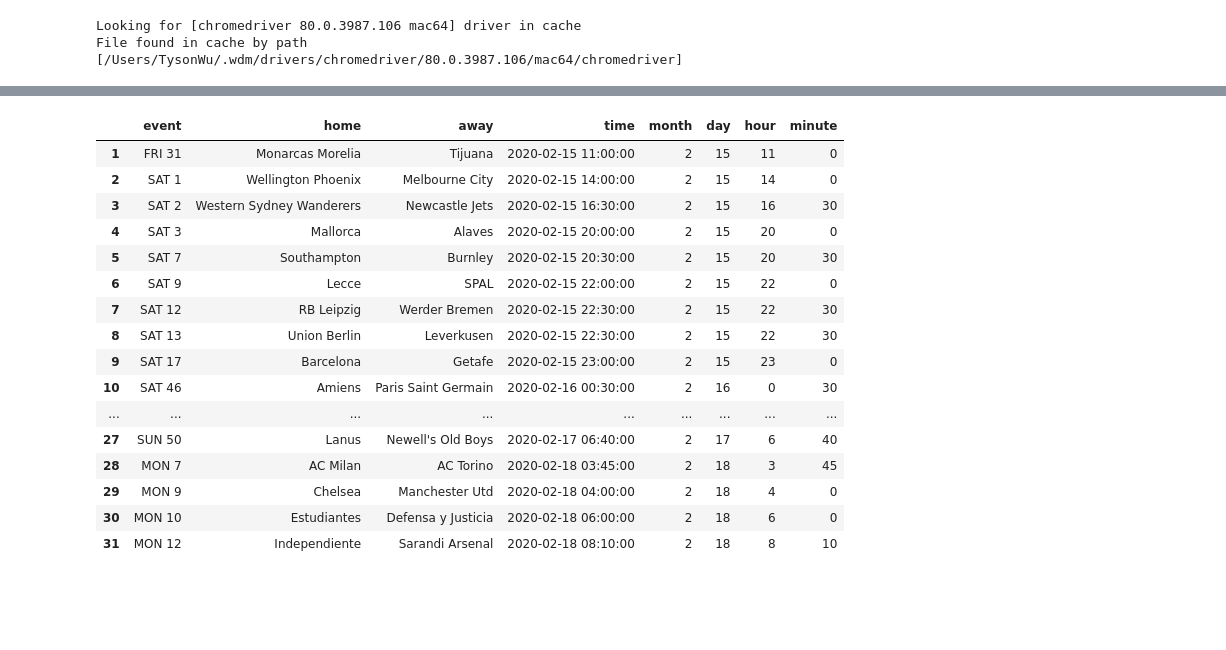
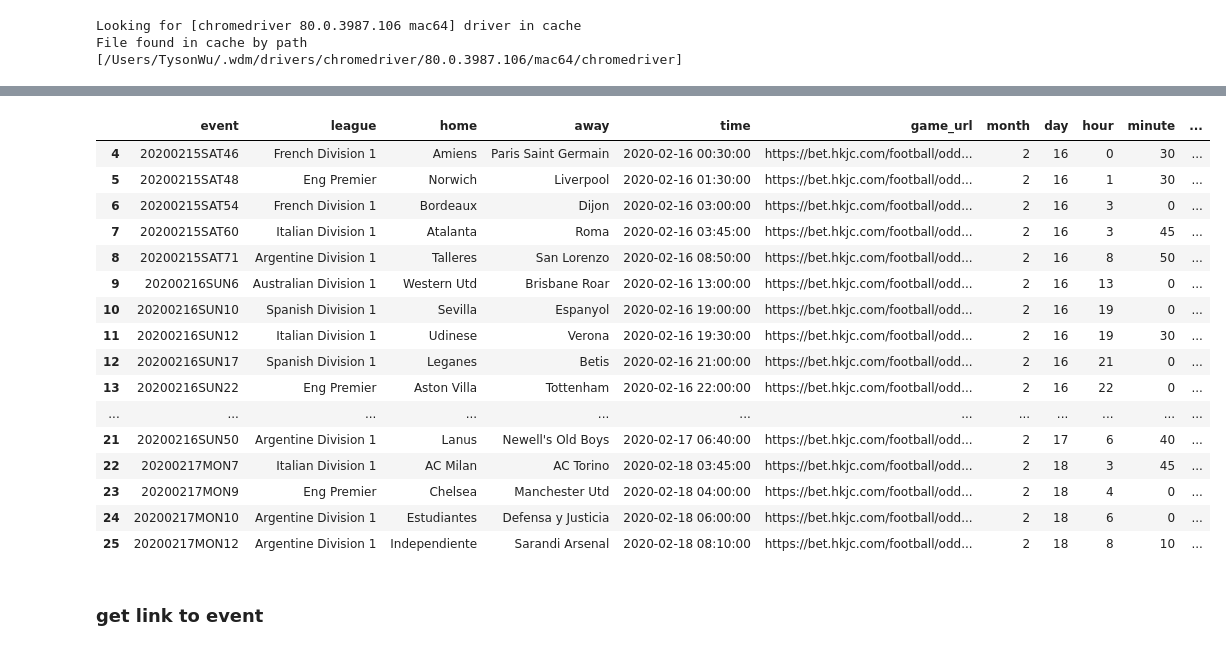
Before and after one commit to tysonwu/odds-crawl-app, a Jupyter notebook: development/data_collection/scheduling.ipynb, the cells around one changed output, grey strips where cells are left out. Saved outputs shown, nothing was run; the diff lists cells and outputs as text; code cells hidden in the pictures; blank space fills up the shorter version.

Commit message:
app styling, game schedule crawling

```diff
--- a/development/data_collection/scheduling.ipynb
+++ b/development/data_collection/scheduling.ipynb
@@ -23,41 +43,52 @@ File found in cache by path [/Users/TysonWu/.wdm/drivers/chromedriver/80.0.3987.
 # %%
-event = [link.text.strip() for link in soup.find_all("div", "cday alloddsLink")]
+event = [link.get("id")[2:] for link in soup.find_all("span", "nolnk span_vs")]
+league = [link.img.get("title") for link in soup.find_all("div","cflag")][1:]
 home = [link.text.strip() for link in soup.find_all("span", "teamname")][::2]
 away = [link.text.strip() for link in soup.find_all("span", "teamname")][1::2]
-time = [re.sub('Expected In Play start selling time: ', '' ,link.text.strip())
-        for link in soup.find_all("div", "cesst")][1:]
+time = [link.text.strip() for link in soup.find_all("div", "cesst")][1:]
+codes = [y.get("id")[3:] for y in [x.span for x in soup.find_all("div", "cesst")] if y is not None]
+game_url = ['https://bet.hkjc.com/football/odds/odds_inplay_all.aspx?lang=EN&tmatchid='+code for code in codes]
 
 games = pd.DataFrame({'event': event,
+                      'league': league,
                       'home': home,
                       'away': away,
-                      'time': time})
-games = games.iloc[1:,]
-current_year = str(datetime.now().year)
+                      'time': time,
+                      'game_url': game_url})
+# select only non-start games
+games = games[games['time'].str.contains("Expected In Play start selling time")]
+games['time'] = games['time'].apply(
+    lambda x: re.sub('Expected In Play start selling time: ', '', x))
+
 games['time'] = games.time.apply(lambda x: datetime.strptime(
-    current_year+'/'+x, '%Y/%d/%m %H:%M'))
-games['month'] = games['time'].apply(lambda x: x.month)
-games['day'] = games['time'].apply(lambda x: x.day)
-games['hour'] = games['time'].apply(lambda x: x.hour)
-games['minute'] = games['time'].apply(lambda x: x.minute)
-# games['crontab_time'] = ' '.join(games.minute, games.hour, games.day, games.month)
+current_year+'/'+x, '%Y/%d/%m %H:%M'))
+games['month'] = games['time'].apply(lambda x: str(x.month))
+games['day'] = games['time'].apply(lambda x: str(x.day))
+games['hour'] = games['time'].apply(lambda x: str(x.hour))
+games['minute'] = games['time'].apply(lambda x: str(x.minute))
+games['crontab_cmd'] = games['minute']+' '+games['hour']+' '+games['day']+' '+games['month']+' * /opt/anaconda3/bin/python '+'/Users/TysonWu/dev/odds-crawl-app/odds-crawl-app/development/data_collection/crawler.py'
+# games['crontab_cmd'] = games[]
+# games['crontab_cmd']
 games
 # %% [output]
-|  | event | home | away | time | month | day | hour | minute |
-| 1 | FRI 31 | Monarcas Morelia | Tijuana | 2020-02-15 11:00:00 | 2 | 15 | 11 | 0 |
-| 2 | SAT 1 | Wellington Phoenix | Melbourne City | 2020-02-15 14:00:00 | 2 | 15 | 14 | 0 |
-| 3 | SAT 2 | Western Sydney Wanderers | Newcastle Jets | 2020-02-15 16:30:00 | 2 | 15 | 16 | 30 |
-| 4 | SAT 3 | Mallorca | Alaves | 2020-02-15 20:00:00 | 2 | 15 | 20 | 0 |
-| 5 | SAT 7 | Southampton | Burnley | 2020-02-15 20:30:00 | 2 | 15 | 20 | 30 |
-| 6 | SAT 9 | Lecce | SPAL | 2020-02-15 22:00:00 | 2 | 15 | 22 | 0 |
-| 7 | SAT 12 | RB Leipzig | Werder Bremen | 2020-02-15 22:30:00 | 2 | 15 | 22 | 30 |
-| 8 | SAT 13 | Union Berlin | Leverkusen | 2020-02-15 22:30:00 | 2 | 15 | 22 | 30 |
-| 9 | SAT 17 | Barcelona | Getafe | 2020-02-15 23:00:00 | 2 | 15 | 23 | 0 |
-| 10 | SAT 46 | Amiens | Paris Saint Germain | 2020-02-16 00:30:00 | 2 | 16 | 0 | 30 |
-| ... | ... | ... | ... | ... | ... | ... | ... | ... |
-| 27 | SUN 50 | Lanus | Newell's Old Boys | 2020-02-17 06:40:00 | 2 | 17 | 6 | 40 |
-| 28 | MON 7 | AC Milan | AC Torino | 2020-02-18 03:45:00 | 2 | 18 | 3 | 45 |
-| 29 | MON 9 | Chelsea | Manchester Utd | 2020-02-18 04:00:00 | 2 | 18 | 4 | 0 |
-| 30 | MON 10 | Estudiantes | Defensa y Justicia | 2020-02-18 06:00:00 | 2 | 18 | 6 | 0 |
-| 31 | MON 12 | Independiente | Sarandi Arsenal | 2020-02-18 08:10:00 | 2 | 18 | 8 | 10 |
+|  | event | league | home | away | time | game_url | month | day | hour | minute | ... |
+| 4 | 20200215SAT46 | French Division 1 | Amiens | Paris Saint Germain | 2020-02-16 00:30:00 | https://bet.hkjc.com/football/odd... | 2 | 16 | 0 | 30 | ... |
+| 5 | 20200215SAT48 | Eng Premier | Norwich | Liverpool | 2020-02-16 01:30:00 | https://bet.hkjc.com/football/odd... | 2 | 16 | 1 | 30 | ... |
+| 6 | 20200215SAT54 | French Division 1 | Bordeaux | Dijon | 2020-02-16 03:00:00 | https://bet.hkjc.com/football/odd... | 2 | 16 | 3 | 0 | ... |
+| 7 | 20200215SAT60 | Italian Division 1 | Atalanta | Roma | 2020-02-16 03:45:00 | https://bet.hkjc.com/football/odd... | 2 | 16 | 3 | 45 | ... |
+| 8 | 20200215SAT71 | Argentine Division 1 | Talleres | San Lorenzo | 2020-02-16 08:50:00 | https://bet.hkjc.com/football/odd... | 2 | 16 | 8 | 50 | ... |
+| 9 | 20200216SUN6 | Australian Division 1 | Western Utd | Brisbane Roar | 2020-02-16 13:00:00 | https://bet.hkjc.com/football/odd... | 2 | 16 | 13 | 0 | ... |
+| 10 | 20200216SUN10 | Spanish Division 1 | Sevilla | Espanyol | 2020-02-16 19:00:00 | https://bet.hkjc.com/football/odd... | 2 | 16 | 19 | 0 | ... |
+| 11 | 20200216SUN12 | Italian Division 1 | Udinese | Verona | 2020-02-16 19:30:00 | https://bet.hkjc.com/football/odd... | 2 | 16 | 19 | 30 | ... |
+| 12 | 20200216SUN17 | Spanish Division 1 | Leganes | Betis | 2020-02-16 21:00:00 | https://bet.hkjc.com/football/odd... | 2 | 16 | 21 | 0 | ... |
+| 13 | 20200216SUN22 | Eng Premier | Aston Villa | Tottenham | 2020-02-16 22:00:00 | https://bet.hkjc.com/football/odd... | 2 | 16 | 22 | 0 | ... |
+| ... | ... | ... | ... | ... | ... | ... | ... | ... | ... | ... | ... |
+| 21 | 20200216SUN50 | Argentine Division 1 | Lanus | Newell's Old Boys | 2020-02-17 06:40:00 | https://bet.hkjc.com/football/odd... | 2 | 17 | 6 | 40 | ... |
+| 22 | 20200217MON7 | Italian Division 1 | AC Milan | AC Torino | 2020-02-18 03:45:00 | https://bet.hkjc.com/football/odd... | 2 | 18 | 3 | 45 | ... |
+| 23 | 20200217MON9 | Eng Premier | Chelsea | Manchester Utd | 2020-02-18 04:00:00 | https://bet.hkjc.com/football/odd... | 2 | 18 | 4 | 0 | ... |
+| 24 | 20200217MON10 | Argentine Division 1 | Estudiantes | Defensa y Justicia | 2020-02-18 06:00:00 | https://bet.hkjc.com/football/odd... | 2 | 18 | 6 | 0 | ... |
+| 25 | 20200217MON12 | Argentine Division 1 | Independiente | Sarandi Arsenal | 2020-02-18 08:10:00 | https://bet.hkjc.com/football/odd... | 2 | 18 | 8 | 10 | ... |
 # %%
 cron = CronTab(user=True)
+# %% [markdown]
+### get link to event
```
Also changed, not shown: parts of 11 cells of this notebook, 17 other files.
